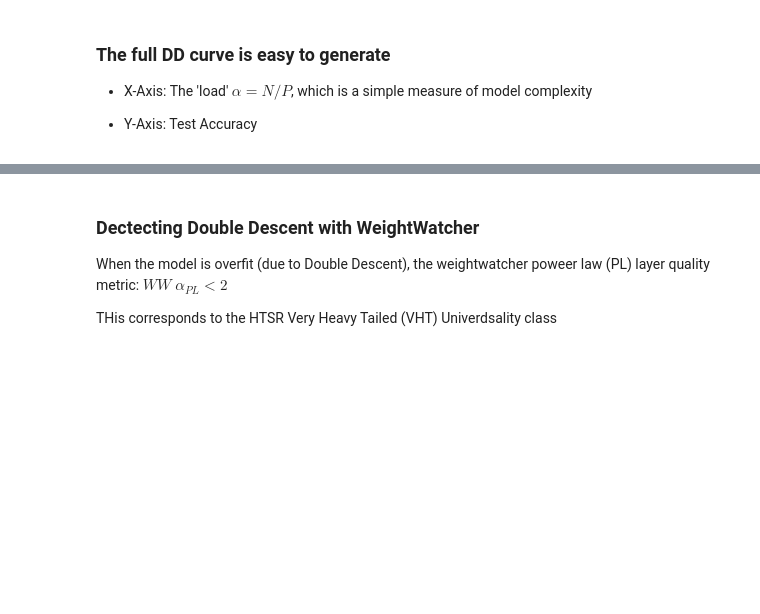
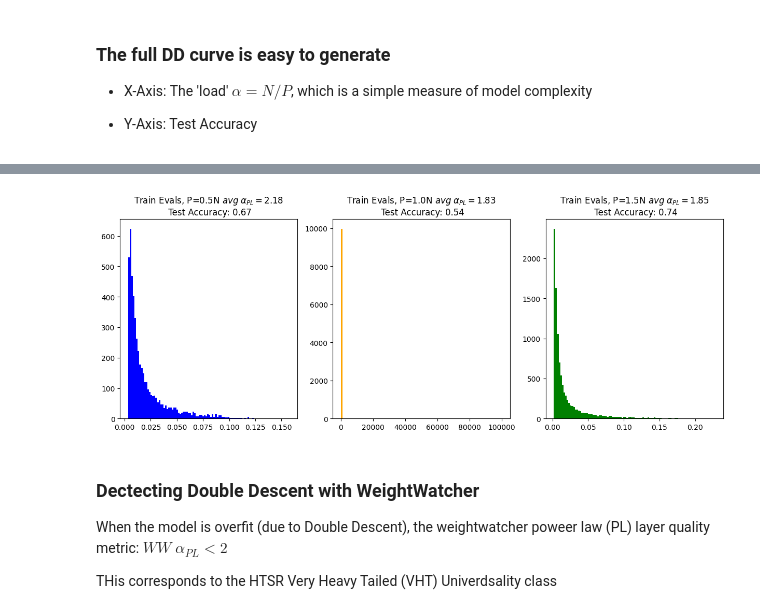
Before and after one commit to CalculatedContent/WeightWatcher-Examples, a Jupyter notebook: F_Vallet_Full.ipynb, the cells around one changed output, grey strips where cells are left out. Saved outputs shown, nothing was run; the diff lists cells and outputs as text; code cells hidden in the pictures; blank space fills up the shorter version.

```diff
--- a/F_Vallet_Full.ipynb
+++ b/F_Vallet_Full.ipynb
@@ -416,0 +379,17 @@ Calculating best minimal value for power law fit
+# %%
+import powerlaw
+
+# save the to re-use in the plots below
+PL_alphas = []
+PL_fits = []
+for ia, load in enumerate([0.5, 1.0, 1.5]):
+  print(ia,load)
+
+  for evals in train_evals[ia]:
+    fit = powerlaw.Fit(evals)
+    alpha_pl = fit.alpha
+    PL_fits.append(alpha_pl)
+
+
+  avg_alpha = np.mean(PL_fits)
+  PL_alphas.append(avg_alpha)
@@ -417,3 +414,21 @@ Calculating best minimal value for power law fit
+# %%
+import powerlaw
+
+fig, axs = plt.subplots(1, 3, figsize=(15, 5))  # 1 row, 3 columns
+colors = ['blue', 'orange', 'green']
+
+for ia, load in enumerate([0.5, 1.0, 1.5]):
+  all_evals = []
+  for evals in train_evals[ia]:
+    all_evals.extend(evals)
+
+  avg_alpha_pl = PL_alphas[ia]
+  axs[ia].hist(all_evals, bins=100, color=colors[ia])
+  title =f"Train Evals, P={load}N"+r" $avg\;\alpha_{PL}=$"+f"{avg_alpha_pl:0.2f}"
+  title +=f"\n Test Accuracy: {mean_test_accuraces[ia]:0.2f}"
+  axs[ia].set_title(title)
+# %% [output]
+[figure, added]
 # %% [markdown]
 ### Dectecting Double Descent with WeightWatcher
 
```
Also changed, not shown: parts of 20 cells of this notebook.
